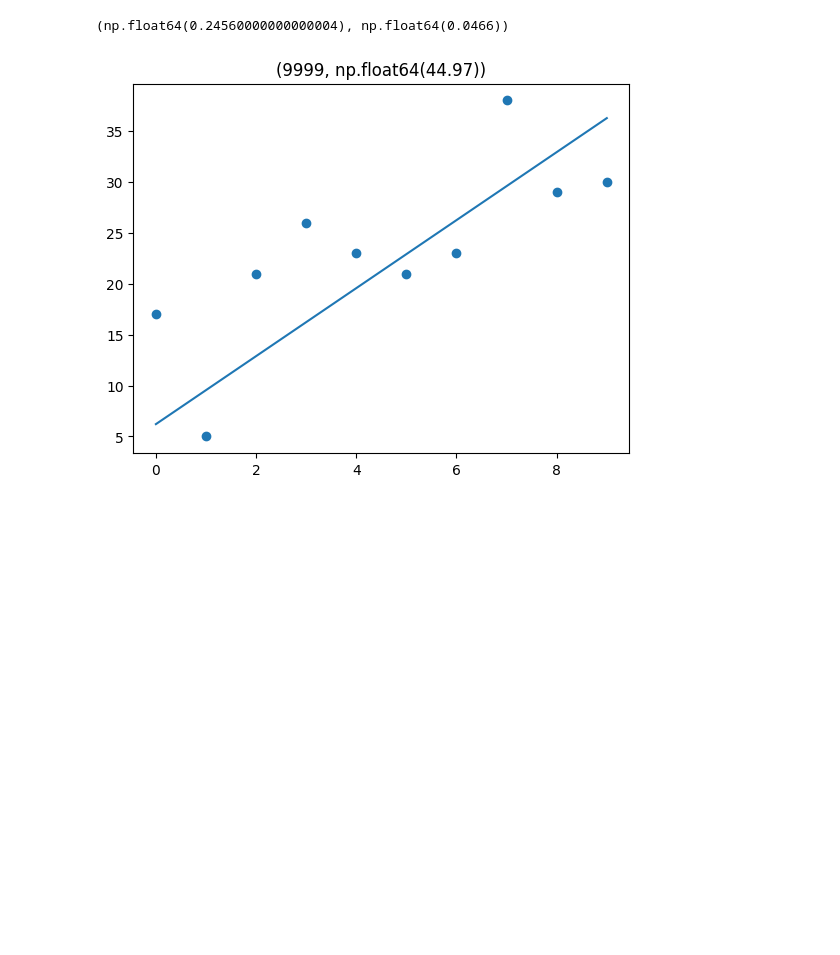
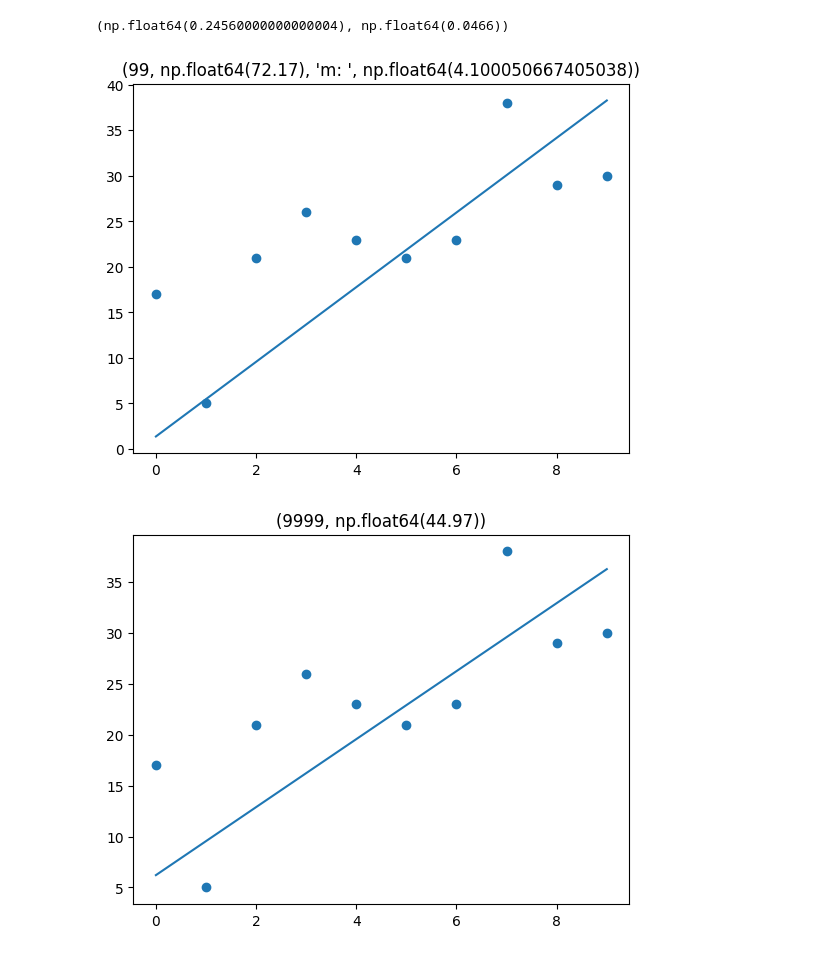
Before and after one commit to JLGOrtega/repo-clase-dsvlcsep24, a Jupyter notebook: 3-Machine_Learning/1-Supervisado/1-Regression/1-Linear_Regression/mis_chorradas.ipynb, the cells around one changed output. Cells and saved outputs as stored; diff of their text form; code cells hidden in the pictures; blank space fills up the shorter version.

```diff
--- a/3-Machine_Learning/1-Supervisado/1-Regression/1-Linear_Regression/mis_chorradas.ipynb
+++ b/3-Machine_Learning/1-Supervisado/1-Regression/1-Linear_Regression/mis_chorradas.ipynb
@@ -60,27 +60,29 @@ import time
 # %%
 m = 0
 c = 0
-learning_rate = 0.0001
+learning_rate = 0.001
 
 
-error = (1/len(x)) * (sum((y - (m*x+c))**2))
+error = (1/len(x)) * (sum((y - (m*x+c))**2)) + (m**2)*200
 
-for i in range(10000):
+for i in range(100):
     clear_output(wait=True)
-    derivada_m = 2/len(x) * sum(   (y - (m*x+c))*(-x))
+    derivada_m = 2/len(x) * sum(   (y - (m*x+c))*(-x)) + 0
     derivada_c = 2/len(x) * sum(   (y - (m*x+c))*(-1))
 
-    m = m - derivada_m*learning_rate
+    m = max(m - derivada_m*learning_rate, 0)
     c = c - derivada_c*learning_rate
 
     error = (1/len(x)) * (sum((y - (m*x+c))**2))
 
-    # fig = plt.figure()
-    # plt.title((i, round(error, 2)))
-    # plt.scatter(x, y)
-    # plt.plot(m*x+c)
-    # plt.show()
-    # time.sleep(0.05)
+    fig = plt.figure()
+    plt.title((i, round(error, 2), "m: ", m), )
+    plt.scatter(x, y)
+    plt.plot(m*x+c)
+    plt.show()
+    time.sleep(0.05)
+# %% [output]
+[figure, added]
 # %%
 fig = plt.figure()
 plt.title((i, round(error, 2)))
```
Also changed, not shown: parts of 1 cell of this notebook, 3 other files.
